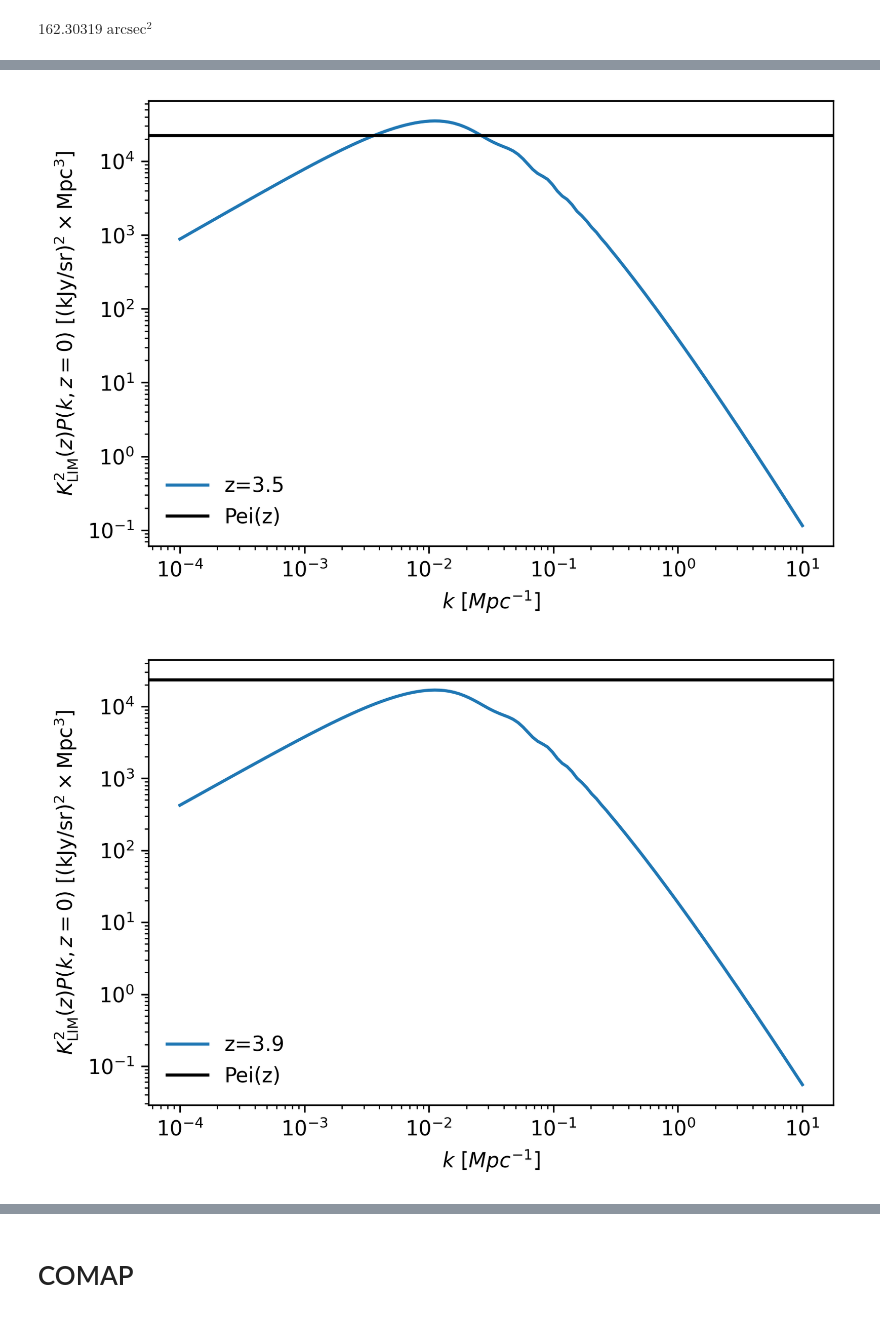
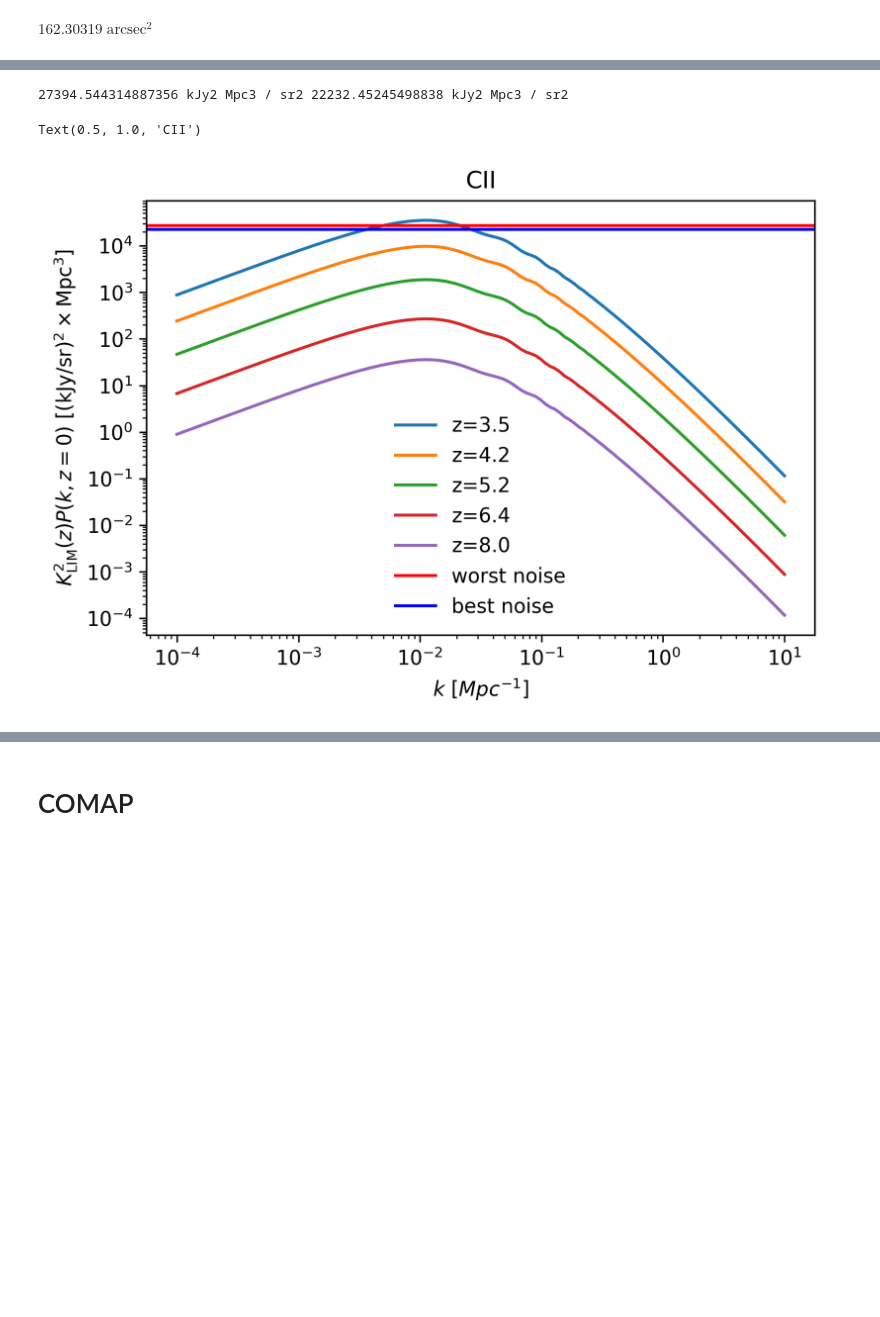
Before and after one commit to DelonShen/LIMxCMBL, a Jupyter notebook: 012.000.2025-03-12-noise-spectra.ipynb, the cells around one changed output, grey strips where cells are left out. Saved outputs shown, nothing was run; the diff lists cells and outputs as text; code cells hidden in the pictures; blank space fills up the shorter version.

```diff
--- a/012.000.2025-03-12-noise-spectra.ipynb
+++ b/012.000.2025-03-12-noise-spectra.ipynb
@@ -22,8 +14,3 @@ def pixelComovingArea(pixarea, z):
-# %%
-def voxelComovingVolume(z, pixarea,  R=None):
-    result = voxelComovingDepth(z, R=R)
-    result *= pixelComovingArea(pixarea, z)
-    return result
 # %% [markdown]
 # CCAT Prime
 # %%
@@ -38,6 +25,8 @@ Omegapix = theta**2 / (8  * np.log(2))
 Omegapix
 # %% [output]
 $162.30319 \; \mathrm{arcsec^{2}}$
+# %%
+_a, _b = CCAT_prime_Pei()
 # %%
 for idx in idxs[::300]:
     z = zs[idx]
@@ -61,24 +47,24 @@ print(2.3e4)
+# %%
+print(_a, _b)
+# %% [output]
+27394.544314887356 kJy2 Mpc3 / sr2 22232.45245498838 kJy2 Mpc3 / sr2
 # %%
-for idx in idxs[::300]:
-    plt.figure(dpi = 300)
+plt.figure(dpi = 300)
+
+for idx in idxs[::500]:
     z = zs[idx]
-    Vvox = voxelComovingVolume(z, Omegapix, R=100)
-    Vvox = Vvox.to(u.Mpc**3)
-
-    Pn_ccat = (5.7e4 *u.Jy / u.sr )**2 * Vvox
-    Pn_ccat = Pn_ccat.to((u.kJy / u.sr)**2 * u.Mpc**3)
 
     plt.plot(k, KI[idx]**2 * pk_lin, label='z=%.1f'%(z))
-    plt.axhline(np.array(Pn_ccat), label='Pei(z)', c='k')
-
-    plt.xscale('log')
-    plt.yscale('log')
-    plt.xlabel('$k\ [Mpc^{-1}]$', )
-    plt.ylabel(r'$K_{\rm LIM}^2(z)P(k, z=0)\ [{\rm (kJy/sr)^2\times Mpc}^3]$', )
-    plt.legend(frameon=False)
 
 
-    plt.show()
+plt.axhline(np.array(_a), c='r', label='worst noise')
+plt.axhline(np.array(_b), c='b', label='best noise')
+plt.xscale('log')
+plt.yscale('log')
+plt.xlabel('$k\ [Mpc^{-1}]$', )
+plt.ylabel(r'$K_{\rm LIM}^2(z)P(k, z=0)\ [{\rm (kJy/sr)^2\times Mpc}^3]$', )
+plt.legend(frameon=False)
+plt.title('CII')
 # %% [output]
+Text(0.5, 1.0, 'CII')
-[figure, old version]
+[figure, new version]
-[figure, removed]
```
Also changed, not shown: parts of 12 cells of this notebook, 14 other files.
